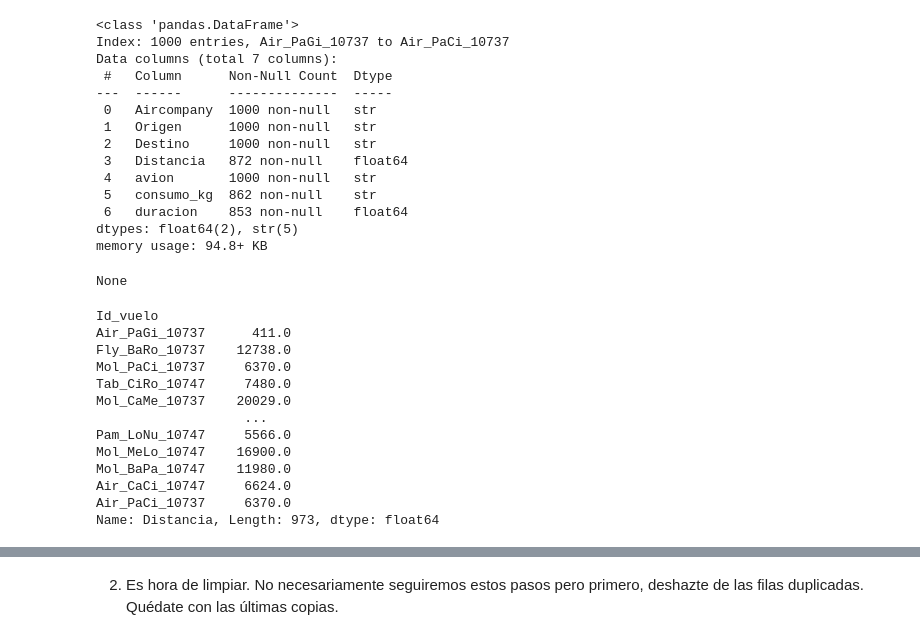
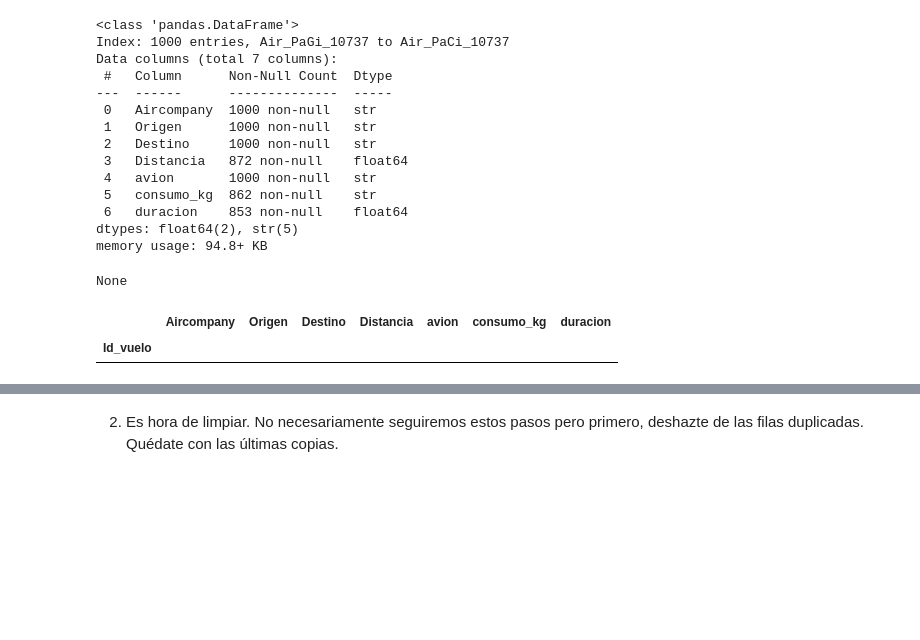
Before and after one commit to mfondevilla/DS-Online-MelaniaFondevilla, a Jupyter notebook: 02_Herramientas_Avanzadas/Sprint_04/Unidad_02_Pandas_II/03_Practica_Obligatoria/18_Practica_Obligatoria_Pandas_II.ipynb, the cells around one changed output, grey strips where cells are left out. Saved outputs shown, nothing was run; the diff lists cells and outputs as text; code cells hidden in the pictures; blank space fills up the shorter version.

```diff
--- a/02_Herramientas_Avanzadas/Sprint_04/Unidad_02_Pandas_II/03_Practica_Obligatoria/18_Practica_Obligatoria_Pandas_II.ipynb
+++ b/02_Herramientas_Avanzadas/Sprint_04/Unidad_02_Pandas_II/03_Practica_Obligatoria/18_Practica_Obligatoria_Pandas_II.ipynb
@@ -232,19 +357,9 @@ Data columns (total 7 columns):
 dtypes: float64(2), str(5)
 memory usage: 94.8+ KB
 None
-# %%
-display(df_viajes_aereos["Distancia"])
-# %% [output]
-Id_vuelo
-Air_PaGi_10737      411.0
-Fly_BaRo_10737    12738.0
-Mol_PaCi_10737     6370.0
-Tab_CiRo_10747     7480.0
-Mol_CaMe_10737    20029.0
-                   ...
-Pam_LoNu_10747     5566.0
-Mol_MeLo_10747    16900.0
-Mol_BaPa_10747    11980.0
-Air_CaCi_10747     6624.0
-Air_PaCi_10737     6370.0
-Name: Distancia, Length: 973, dtype: float64
+# %%
+display()
+display(df.loc[df["duracion"].astype(str).str.contains(',')])
+# %% [output]
+|  | Aircompany | Origen | Destino | Distancia | avion | consumo_kg | duracion |
+| Id_vuelo |  |  |  |  |  |  |  |
```
Also changed, not shown: parts of 12 cells of this notebook, 1 other file.
